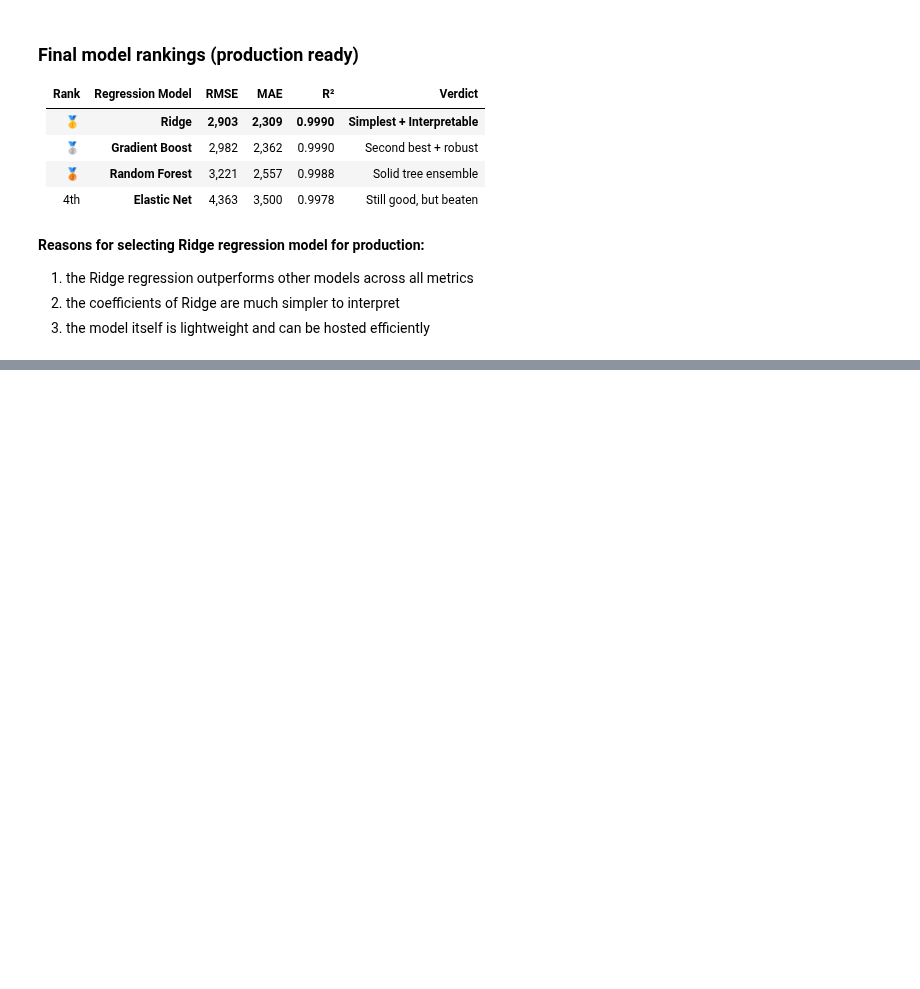
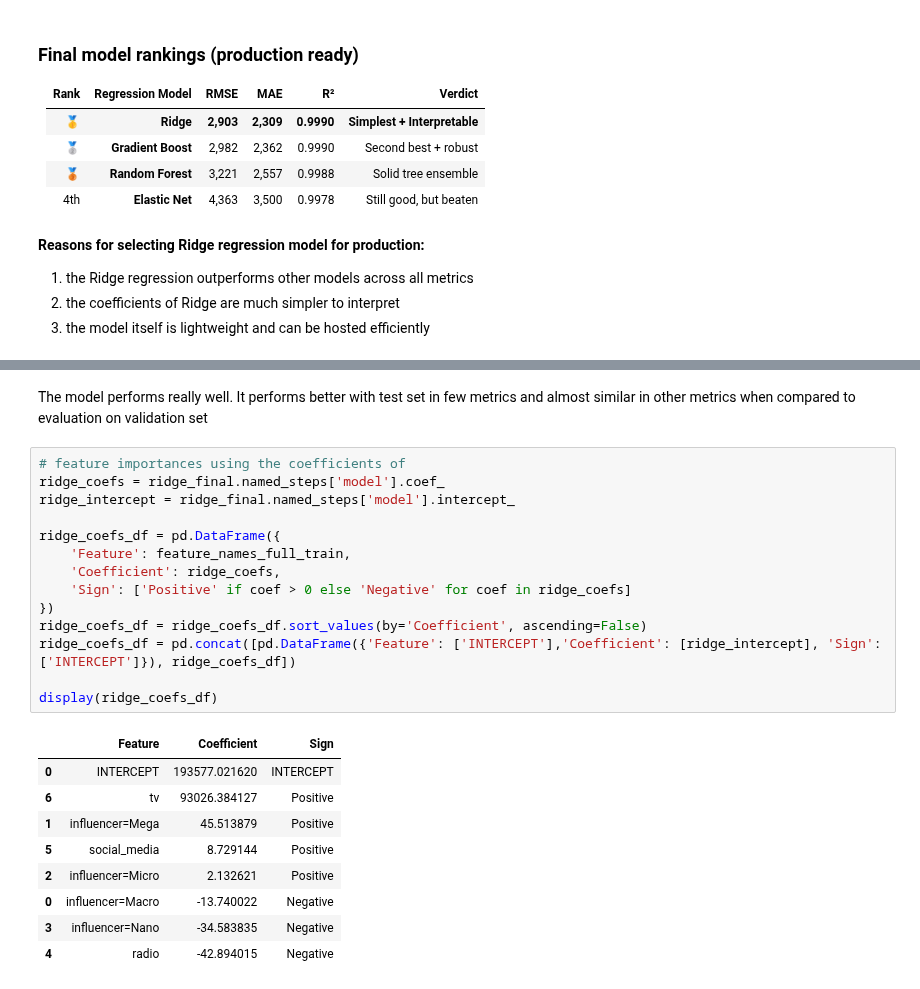
Before and after one commit to srikaldata/ml-zoomcamp-2025, a Jupyter notebook: capstone-project/eda_and_modeling.ipynb, the cells around one changed output, grey strips where cells are left out. Saved outputs shown, nothing was run; the diff lists cells and outputs as text; blank space fills up the shorter version.

```diff
--- a/capstone-project/eda_and_modeling.ipynb
+++ b/capstone-project/eda_and_modeling.ipynb
@@ -664,0 +692,26 @@ MAE: 2361.6476
+# %% [markdown]
+The model performs really well. It performs better with test set in few metrics and almost similar in other metrics when compared to evaluation on validation set
+# %%
+# feature importances using the coefficients of
+ridge_coefs = ridge_final.named_steps['model'].coef_
+ridge_intercept = ridge_final.named_steps['model'].intercept_
+
+ridge_coefs_df = pd.DataFrame({
+    'Feature': feature_names_full_train,
+    'Coefficient': ridge_coefs,
+    'Sign': ['Positive' if coef > 0 else 'Negative' for coef in ridge_coefs]
+})
+ridge_coefs_df = ridge_coefs_df.sort_values(by='Coefficient', ascending=False)
+ridge_coefs_df = pd.concat([pd.DataFrame({'Feature': ['INTERCEPT'],'Coefficient': [ridge_intercept], 'Sign': ['INTERCEPT']}), ridge_coefs_df])
+
+display(ridge_coefs_df)
+# %% [output]
+|  | Feature | Coefficient | Sign |
+| 0 | INTERCEPT | 193577.021620 | INTERCEPT |
+| 6 | tv | 93026.384127 | Positive |
+| 1 | influencer=Mega | 45.513879 | Positive |
+| 5 | social_media | 8.729144 | Positive |
+| 2 | influencer=Micro | 2.132621 | Positive |
+| 0 | influencer=Macro | -13.740022 | Negative |
+| 3 | influencer=Nano | -34.583835 | Negative |
+| 4 | radio | -42.894015 | Negative |
```
Also changed, not shown: parts of 4 cells of this notebook.
